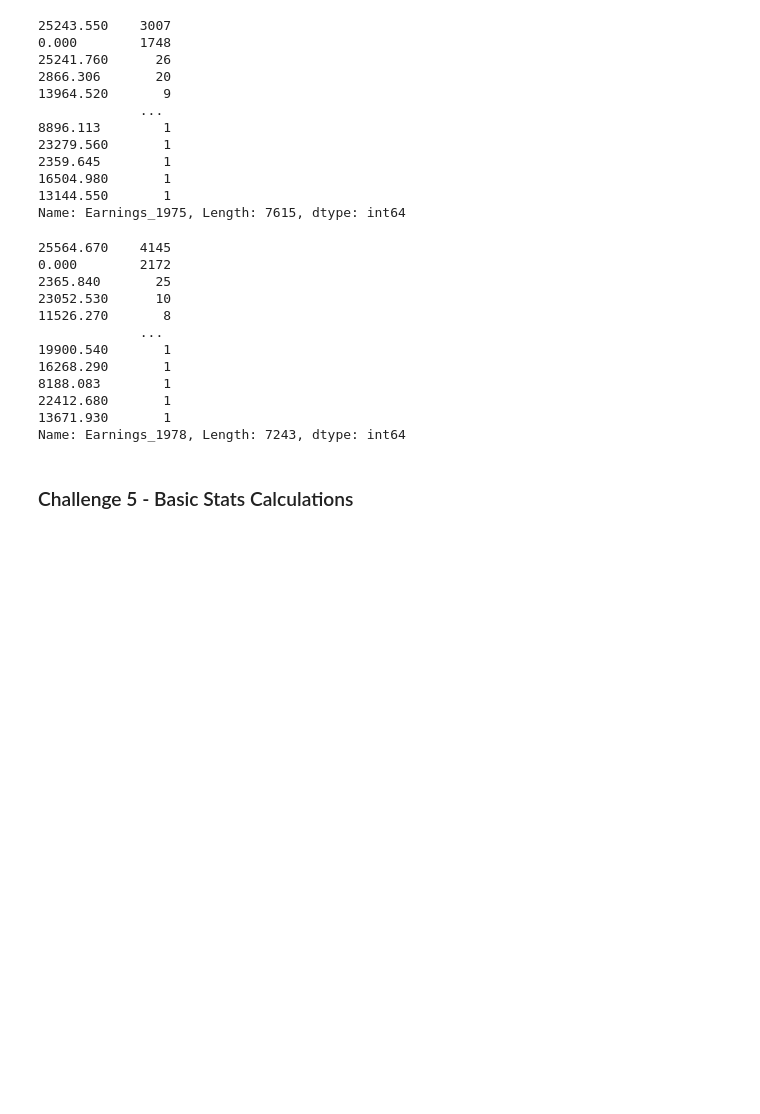
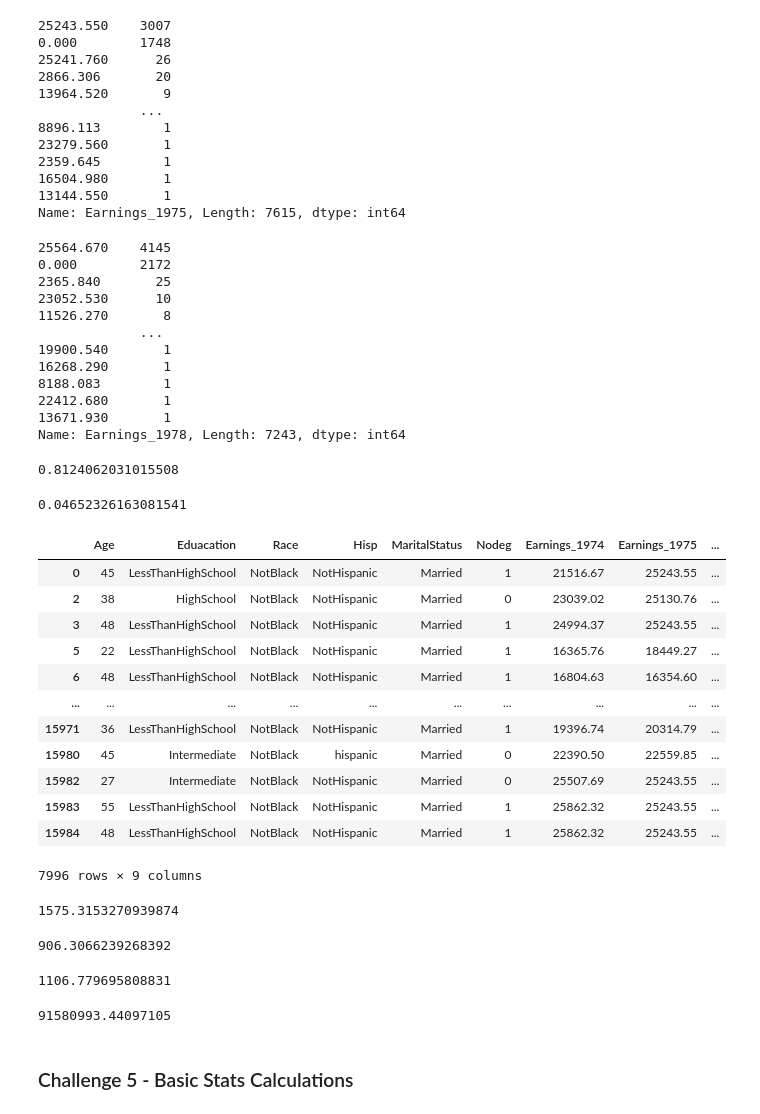
Before and after one commit to SidhST12/BSIP_Quiz1_Students, a Jupyter notebook: quiz_1_start.ipynb, the cells around one changed output. Drawn from its saved outputs; the diff is of its cells as text; code cells hidden in the pictures; blank space fills up the shorter version.

```diff
--- a/quiz_1_start.ipynb
+++ b/quiz_1_start.ipynb
@@ -219,6 +289,52 @@ df78.value_counts()
 22412.680       1
 13671.930       1
 Name: Earnings_1978, Length: 7243, dtype: int64
+# %%
+df_age=df["Age"]
+dfcdf=thinkstats2.Cdf(df_age)
+dfcdf.Prob(49)-dfcdf.Prob(18)
+# %% [output]
+0.8124062031015508
+# %%
+
+dfcdf74=thinkstats2.Cdf(df74)
+dfcdf74.Prob(49)-dfcdf.Prob(18)
+# %% [output]
+0.04652326163081541
+# %%
+df78.mean()
+ndf78=df[df["Earnings_1978"]>16421.975]
+ndf78
+# %% [output]
+|  | Age | Eduacation | Race | Hisp | MaritalStatus | Nodeg | Earnings_1974 | Earnings_1975 | ... |
+| 0 | 45 | LessThanHighSchool | NotBlack | NotHispanic | Married | 1 | 21516.67 | 25243.55 | ... |
+| 2 | 38 | HighSchool | NotBlack | NotHispanic | Married | 0 | 23039.02 | 25130.76 | ... |
+| 3 | 48 | LessThanHighSchool | NotBlack | NotHispanic | Married | 1 | 24994.37 | 25243.55 | ... |
+| 5 | 22 | LessThanHighSchool | NotBlack | NotHispanic | Married | 1 | 16365.76 | 18449.27 | ... |
+| 6 | 48 | LessThanHighSchool | NotBlack | NotHispanic | Married | 1 | 16804.63 | 16354.60 | ... |
+| ... | ... | ... | ... | ... | ... | ... | ... | ... | ... |
+| 15971 | 36 | LessThanHighSchool | NotBlack | NotHispanic | Married | 1 | 19396.74 | 20314.79 | ... |
+| 15980 | 45 | Intermediate | NotBlack | hispanic | Married | 0 | 22390.50 | 22559.85 | ... |
+| 15982 | 27 | Intermediate | NotBlack | NotHispanic | Married | 0 | 25507.69 | 25243.55 | ... |
+| 15983 | 55 | LessThanHighSchool | NotBlack | NotHispanic | Married | 1 | 25862.32 | 25243.55 | ... |
+| 15984 | 48 | LessThanHighSchool | NotBlack | NotHispanic | Married | 1 | 25862.32 | 25243.55 | ... |
+7996 rows × 9 columns
+# %%
+df78.median()-df78.mean()
+# %% [output]
+1575.3153270939874
+# %%
+df75.median()-df75.mean()
+# %% [output]
+906.3066239268392
+# %%
+df74.median()-df74.mean()
+# %% [output]
+1106.779695808831
+# %%
+df74.var()
+# %% [output]
+91580993.44097105
 # %% [markdown]
 ### Challenge 5 - Basic Stats Calculations
 # %%
```
Also changed, not shown: parts of 10 cells of this notebook.
